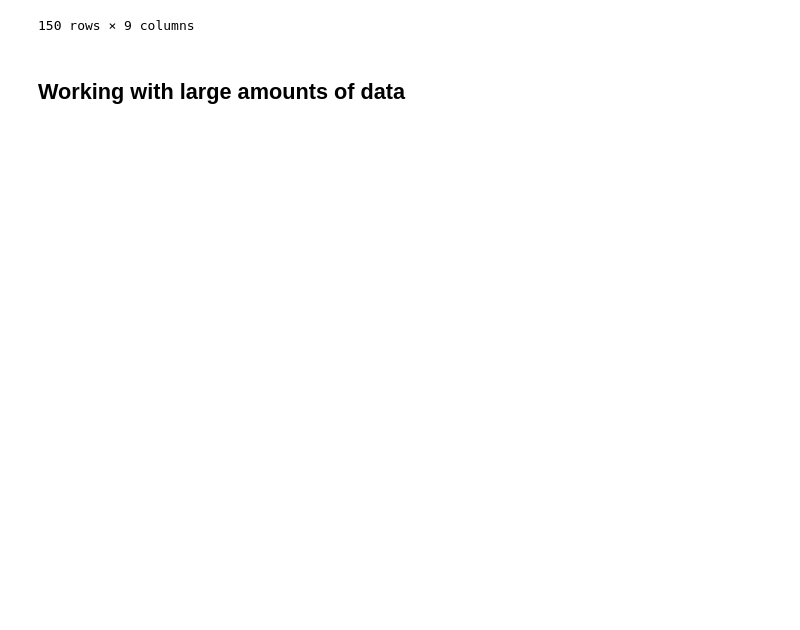
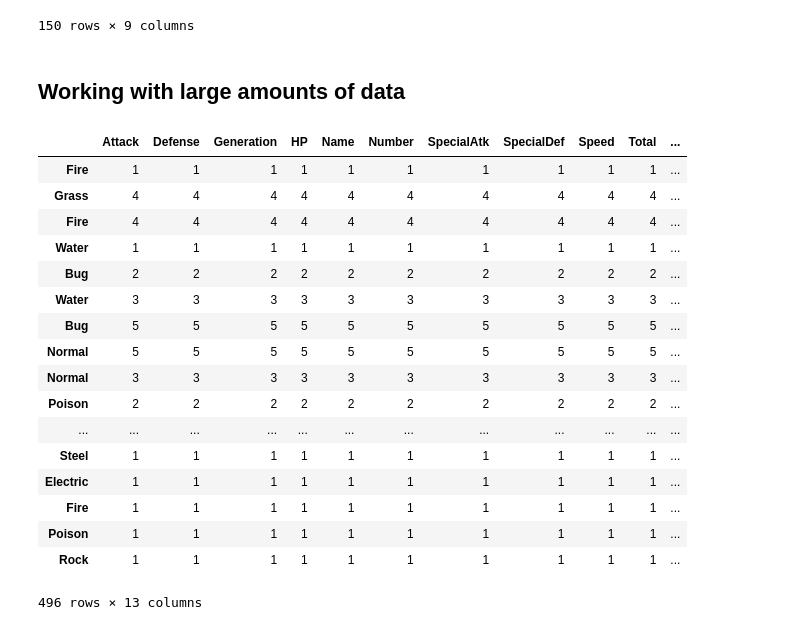
Before and after one commit to WajahatAliAbid/jupyter-notebook-demo, a Jupyter notebook: pandas_demo.ipynb, the cells around one changed output. Drawn from its saved outputs; the diff is of its cells as text; code cells hidden in the pictures; blank space fills up the shorter version.

Commit message:
added working with large amounts of data

```diff
--- a/pandas_demo.ipynb
+++ b/pandas_demo.ipynb
@@ -147,3 +147,32 @@ modified_pokemon.groupby(['Type1','Type2']).mean().sort_values('Total', ascendin
 150 rows × 9 columns
 # %% [markdown]
 ## Working with large amounts of data
+# %%
+modified_pokemon.to_csv('modified_pokemon.csv')
+# slower
+# [df for df in pd.read_csv('modified_pokemon.csv', chunksize=5)]
+new_df = pd.DataFrame(columns = modified_pokemon.columns)
+for df in pd.read_csv('modified_pokemon.csv', chunksize=5):
+    results = df.groupby(['Type1']).count()
+    new_df = pd.concat([new_df, results],sort=True)
+
+new_df
+# %% [output]
+|  | Attack | Defense | Generation | HP | Name | Number | SpecialAtk | SpecialDef | Speed | Total | ... |
+| Fire | 1 | 1 | 1 | 1 | 1 | 1 | 1 | 1 | 1 | 1 | ... |
+| Grass | 4 | 4 | 4 | 4 | 4 | 4 | 4 | 4 | 4 | 4 | ... |
+| Fire | 4 | 4 | 4 | 4 | 4 | 4 | 4 | 4 | 4 | 4 | ... |
+| Water | 1 | 1 | 1 | 1 | 1 | 1 | 1 | 1 | 1 | 1 | ... |
+| Bug | 2 | 2 | 2 | 2 | 2 | 2 | 2 | 2 | 2 | 2 | ... |
+| Water | 3 | 3 | 3 | 3 | 3 | 3 | 3 | 3 | 3 | 3 | ... |
+| Bug | 5 | 5 | 5 | 5 | 5 | 5 | 5 | 5 | 5 | 5 | ... |
+| Normal | 5 | 5 | 5 | 5 | 5 | 5 | 5 | 5 | 5 | 5 | ... |
+| Normal | 3 | 3 | 3 | 3 | 3 | 3 | 3 | 3 | 3 | 3 | ... |
+| Poison | 2 | 2 | 2 | 2 | 2 | 2 | 2 | 2 | 2 | 2 | ... |
+| ... | ... | ... | ... | ... | ... | ... | ... | ... | ... | ... | ... |
+| Steel | 1 | 1 | 1 | 1 | 1 | 1 | 1 | 1 | 1 | 1 | ... |
+| Electric | 1 | 1 | 1 | 1 | 1 | 1 | 1 | 1 | 1 | 1 | ... |
+| Fire | 1 | 1 | 1 | 1 | 1 | 1 | 1 | 1 | 1 | 1 | ... |
+| Poison | 1 | 1 | 1 | 1 | 1 | 1 | 1 | 1 | 1 | 1 | ... |
+| Rock | 1 | 1 | 1 | 1 | 1 | 1 | 1 | 1 | 1 | 1 | ... |
+496 rows × 13 columns
```
Also changed, not shown: 1 other file.
